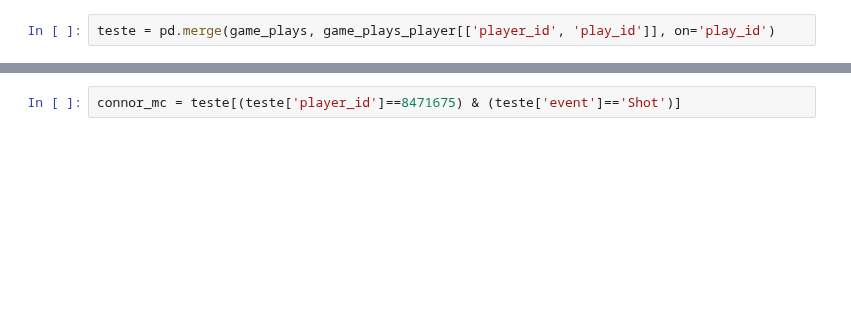
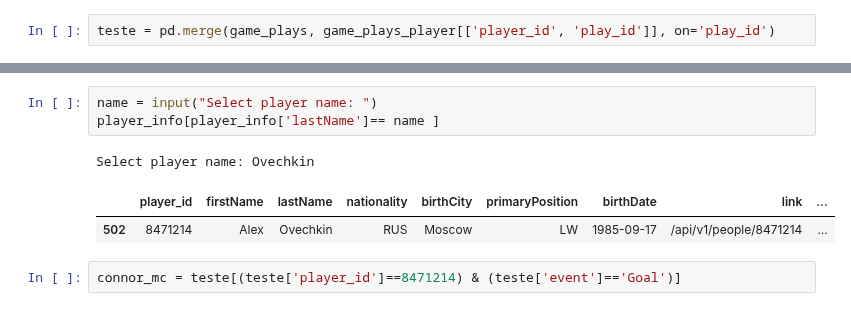
Before and after one commit to DanOakStats/NHL, a Jupyter notebook: data_cleaning.ipynb, the cells around one changed output, grey strips where cells are left out. Drawn from its saved outputs; the diff is of its cells as text; blank space fills up the shorter version.

```diff
--- a/data_cleaning.ipynb
+++ b/data_cleaning.ipynb
@@ -488,5 +472,12 @@ player_info[player_info['player_name']=='Sidney Crosby']
+# %%
+name = input("Select player name: ")
+player_info[player_info['lastName']== name ]
+# %% [output]
+Select player name: Ovechkin
+|  | player_id | firstName | lastName | nationality | birthCity | primaryPosition | birthDate | link | ... |
+| 502 | 8471214 | Alex | Ovechkin | RUS | Moscow | LW | 1985-09-17 | /api/v1/people/8471214 | ... |
 # %%
-connor_mc = teste[(teste['player_id']==8471675) & (teste['event']=='Shot')]
+connor_mc = teste[(teste['player_id']==8471214) & (teste['event']=='Goal')]
 # %%
 connor_mc['secondaryType'].value_counts()
 # %% [output]
```
Also changed, not shown: parts of 5 cells of this notebook.
